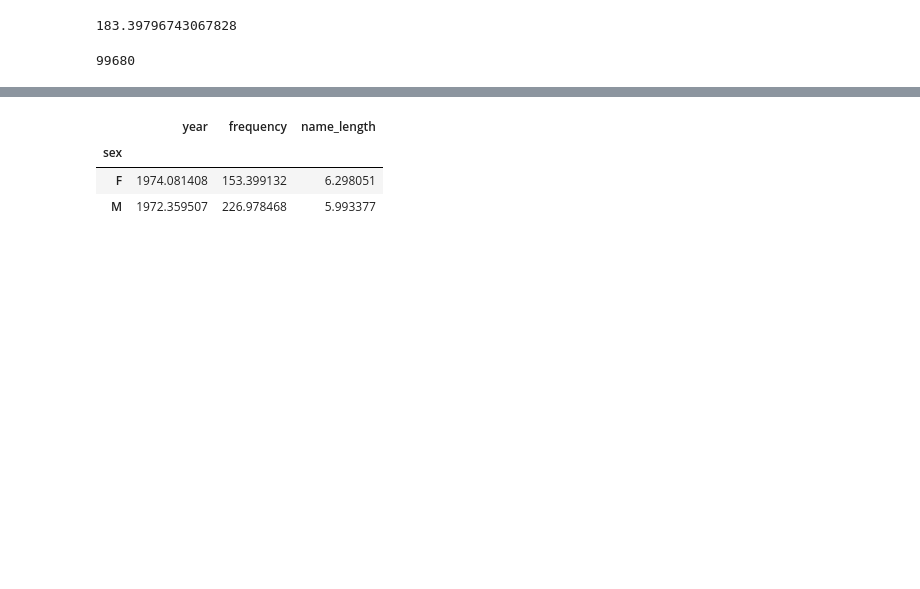
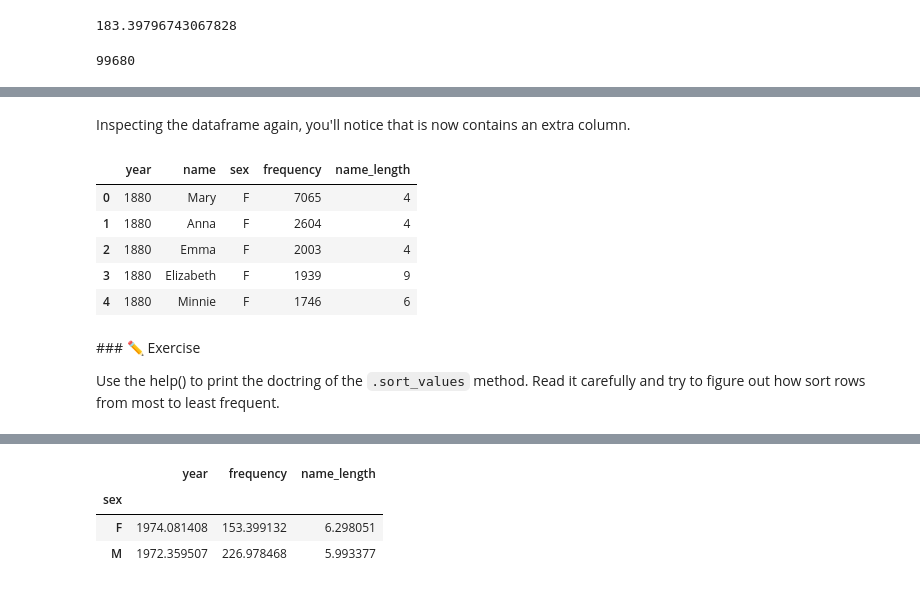
Before and after one commit to Living-with-machines/dhoxss-text2tech, a Jupyter notebook: Sessions/3.1 - Working with Tabular Data.ipynb, the cells around one changed output, grey strips where cells are left out. Drawn from its saved outputs; the diff is of its cells as text; code cells hidden in the pictures; blank space fills up the shorter version.

```diff
--- a/Sessions/3.1 - Working with Tabular Data.ipynb
+++ b/Sessions/3.1 - Working with Tabular Data.ipynb
@@ -820,0 +790,11 @@ df[df.sex=='M'].name_length.mean()
+# %% [markdown]
+Inspecting the dataframe again, you'll notice that is now contains an extra column.
+# %%
+df.head()
+# %% [output]
+|  | year | name | sex | frequency | name_length |
+| 0 | 1880 | Mary | F | 7065 | 4 |
+| 1 | 1880 | Anna | F | 2604 | 4 |
+| 2 | 1880 | Emma | F | 2003 | 4 |
+| 3 | 1880 | Elizabeth | F | 1939 | 9 |
+| 4 | 1880 | Minnie | F | 1746 | 6 |
@@ -820,0 +803,4 @@ df[df.sex=='M'].name_length.mean()
+# %% [markdown]
+### ✏️ Exercise
+
+Use the help() to print the doctring of the `.sort_values` method. Read it carefully and try to figure out how sort rows from most to least frequent.
```
Also changed, not shown: parts of 84 cells of this notebook, 1 other file.
